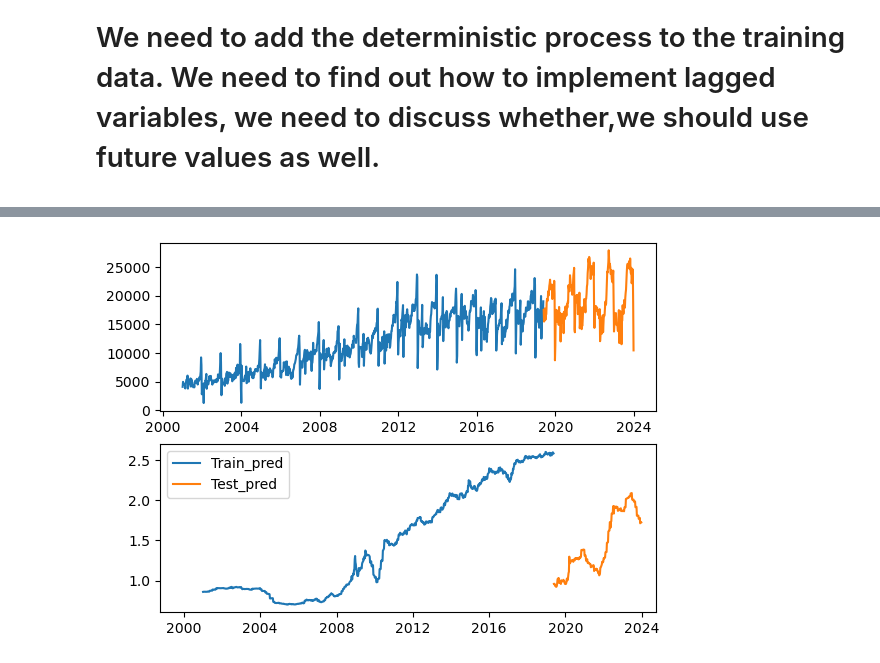
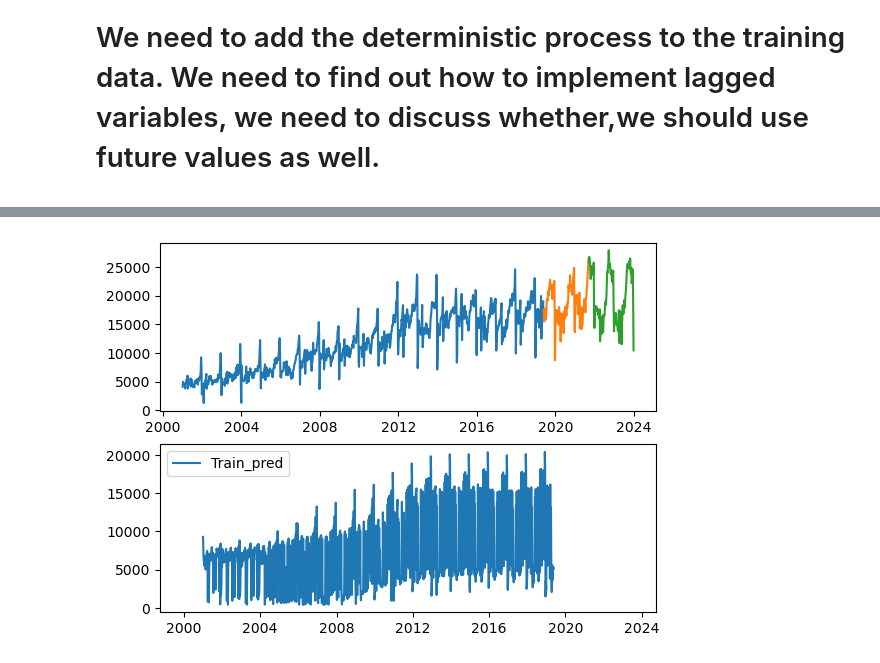
Before and after one commit to DataJakob/Various-School-Projects, a Jupyter notebook: Advanced Topics in Deep Learning/Feature_Enginneering.ipynb, the cells around one changed output, grey strips where cells are left out. Cells and saved outputs as stored; diff of their text form; code cells hidden in the pictures.

```diff
--- a/Advanced Topics in Deep Learning/Feature_Enginneering.ipynb
+++ b/Advanced Topics in Deep Learning/Feature_Enginneering.ipynb
@@ -43,9 +47,12 @@ df.drop(['Date', 'Salmon_exp_price'], axis=1, inplace=True)
 y = df['Salmon_exp_vol']
 X = df.loc[:,'FX_EURONOK':]
 
-X_train, X_test, y_train, y_test = train_test_split(X,y,
+X_train, X_eval, y_train, y_eval = train_test_split(X,y,
                                                     test_size=0.2,
                                                     shuffle=False)
+X_val, X_test, y_val, y_test = train_test_split(X_eval, y_eval,
+                                                test_size=0.5,
+                                                shuffle=False)
 # %%
 X_train['FX_EURONOK']['2002-10-14'] = 7.34
 X_train['FX_EURONOK']['2008-08-04'] = 7.9995
@@ -130,15 +131,4 @@ pred
-# %%
-my_pipe = Pipeline(steps=[
-    ('pro', processs),
-    ('log', loger),
-    # ('scaler', normalizer),
-    # ('res', reshape),
-    # ('lstm', model)
-])
-
-# my_pipe.fit(X_train, y_train, lstm__epochs=20, lstm__batch_size=100)
-# train_pred = my_pipe.predict(X_train)
-# test_pred = my_pipe.predict(X_test)
-
-my_pipe.fit(X_train, y_train)
-pred = my_pipe.transform(X_test)
+# %%
+X_train_preprocessed =popo.fit_transform(X_train)
+X_val_preprocessed = popo.transform(X_val)
+X_test_preprocessed = popo.transform(X_test)
@@ -144,0 +139,5 @@ pred = my_pipe.transform(X_test)
+# %%
+mod.fit(X_train_preprocessed, y_train,
+          epochs=150, batch_size=50,
+          validation_data=[X_val_preprocessed, y_val]
+          )
@@ -145,11 +163,17 @@ pred = my_pipe.transform(X_test)
 # %%
+train_pred = mod.predict(X_train_preprocessed)
+val_pred = mod.predict(X_test_preprocessed)
+# test_pred = mod.predict(X_test_preprocessed)
+
+
 fig,ax = plt.subplots(2)
 ax[0].plot(y_train, label='Train')
+ax[0].plot(y_val, label='Valid')
 ax[0].plot(y_test, label='Test')
 
 ax[1].plot(X_train.index, train_pred, label='Train_pred')
 ax[1].set_xlim(10500,20000)
-ax[1].plot(X_test.index, test_pred, label='Test_pred')
+# ax[1].plot(X_val.index, test_pred, label='Test_pred')
 
 plt.legend()
 plt.show()
@@ -157 +183 @@ plt.show()
-[figure, old version]
+[figure, new version]
```
Also changed, not shown: parts of 20 cells of this notebook.
